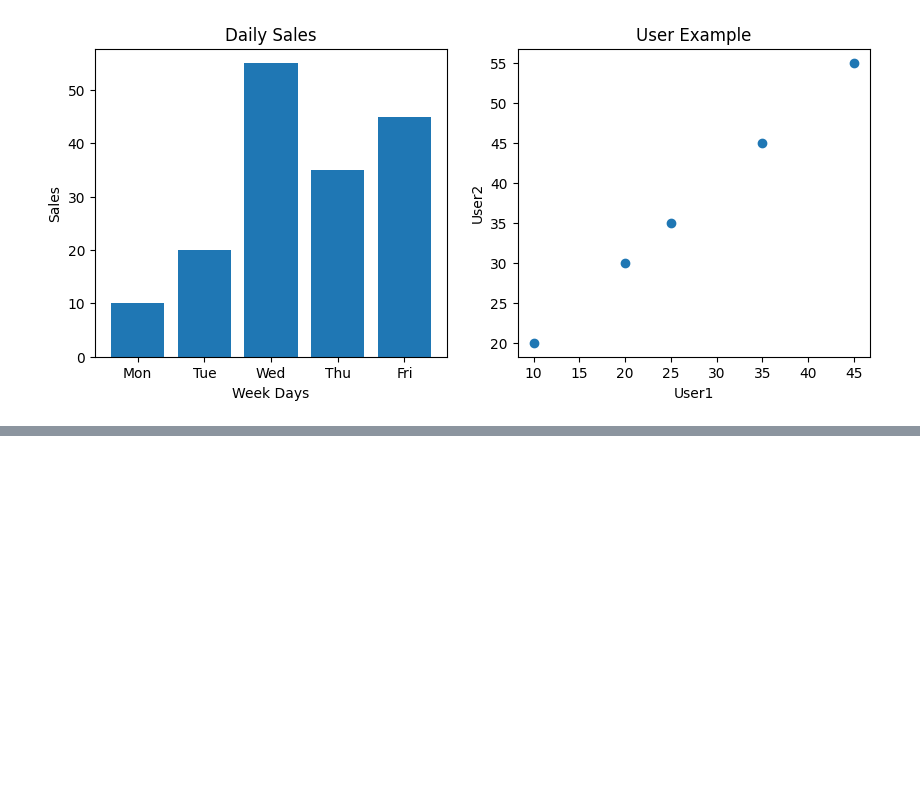
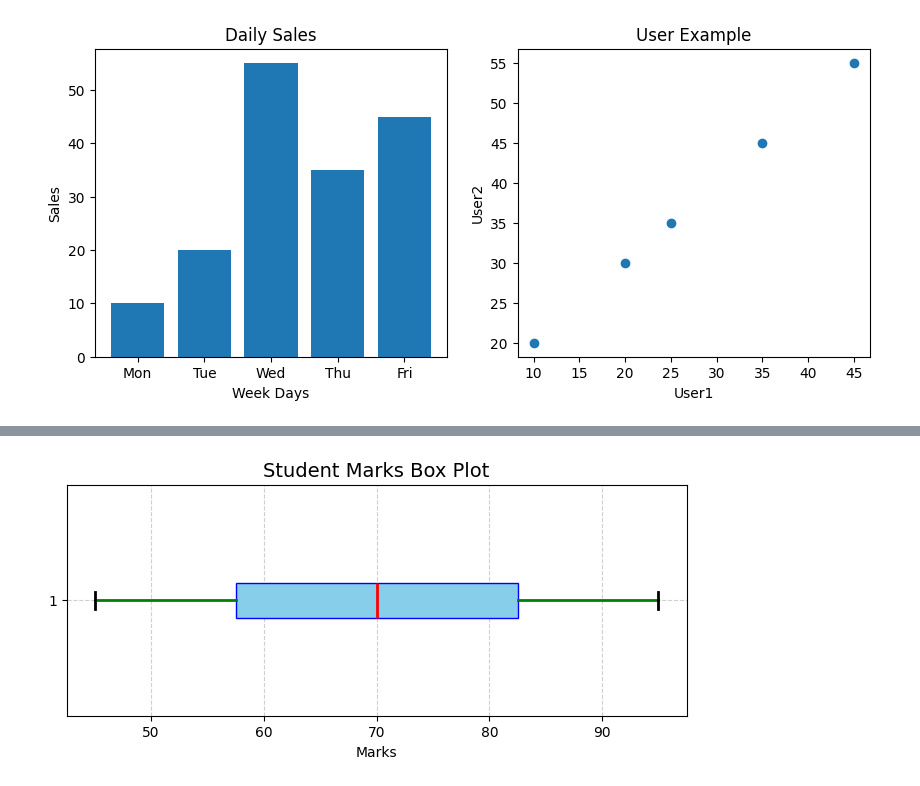
Before and after one commit to balkrushnanaik/Python-Libraries, a Jupyter notebook: Notebook/Basic_Matplotlib_Concepts.ipynb, the cells around one changed output, grey strips where cells are left out. Saved outputs shown, nothing was run; the diff lists cells and outputs as text; code cells hidden in the pictures; blank space fills up the shorter version.

Commit message:
Learning Matplotlib Library

```diff
--- a/Notebook/Learning_matplotlib.ipynb
+++ b/Notebook/Basic_Matplotlib_Concepts.ipynb
@@ -189,0 +227,25 @@ plt.show()
+# %%
+import matplotlib.pyplot as plt
+
+marks = [45, 50, 55, 60, 65, 70, 75, 80, 85, 90, 95]
+
+plt.figure(figsize=(8, 3))
+
+plt.boxplot(
+    marks,
+    orientation="horizontal",
+    patch_artist=True,
+    boxprops=dict(facecolor="skyblue", color="blue"),
+    medianprops=dict(color="red", linewidth=2),
+    whiskerprops=dict(color="green", linewidth=2),
+    capprops=dict(color="black", linewidth=2),
+    flierprops=dict(marker="o", markerfacecolor="red", markersize=8)
+)
+
+plt.title("Student Marks Box Plot", fontsize=14)
+plt.xlabel("Marks")
+plt.grid(True, linestyle="--", alpha=0.6)
+
+plt.show()
+# %% [output]
+[figure, added]
```
Also changed, not shown: parts of 8 cells of this notebook, 6 other files.
